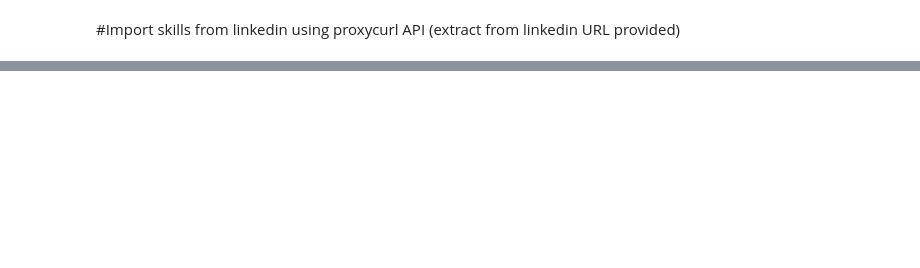
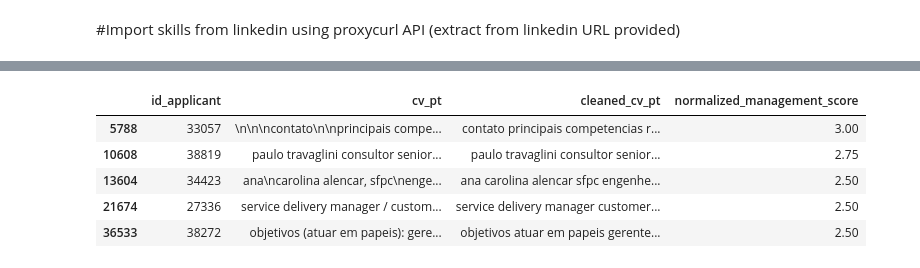
Before and after one commit to kaulirio/FIAP-Datathon, a Jupyter notebook: Tech_Challenge_Fase-5_Datathon.ipynb, the cells around one changed output, grey strips where cells are left out. Drawn from its saved outputs; the diff is of its cells as text; code cells hidden in the pictures; blank space fills up the shorter version.

```diff
--- a/Tech_Challenge_Fase-5_Datathon.ipynb
+++ b/Tech_Challenge_Fase-5_Datathon.ipynb
@@ -823,0 +962,13 @@ plt.show()
+# %%
+# Sort the DataFrame by 'management_score' in descending order
+df_cvs_sorted = df_cvs.sort_values(by='normalized_management_score', ascending=False)
+
+# Avaliar os top 10 aplicantes as vagas com melhores management skills de acordo com a lógica implementada
+df_cvs_sorted[['id_applicant', 'cv_pt', 'cleaned_cv_pt', 'normalized_management_score']].head(5)
+# %% [output]
+|  | id_applicant | cv_pt | cleaned_cv_pt | normalized_management_score |
+| 5788 | 33057 | \n\n\ncontato\n\nprincipais compe... | contato principais competencias r... | 3.00 |
+| 10608 | 38819 | paulo travaglini consultor senior... | paulo travaglini consultor senior... | 2.75 |
+| 13604 | 34423 | ana\ncarolina alencar, sfpc\nenge... | ana carolina alencar sfpc engenhe... | 2.50 |
+| 21674 | 27336 | service delivery manager / custom... | service delivery manager customer... | 2.50 |
+| 36533 | 38272 | objetivos (atuar em papeis): gere... | objetivos atuar em papeis gerente... | 2.50 |
```
Also changed, not shown: parts of 11 cells of this notebook.
